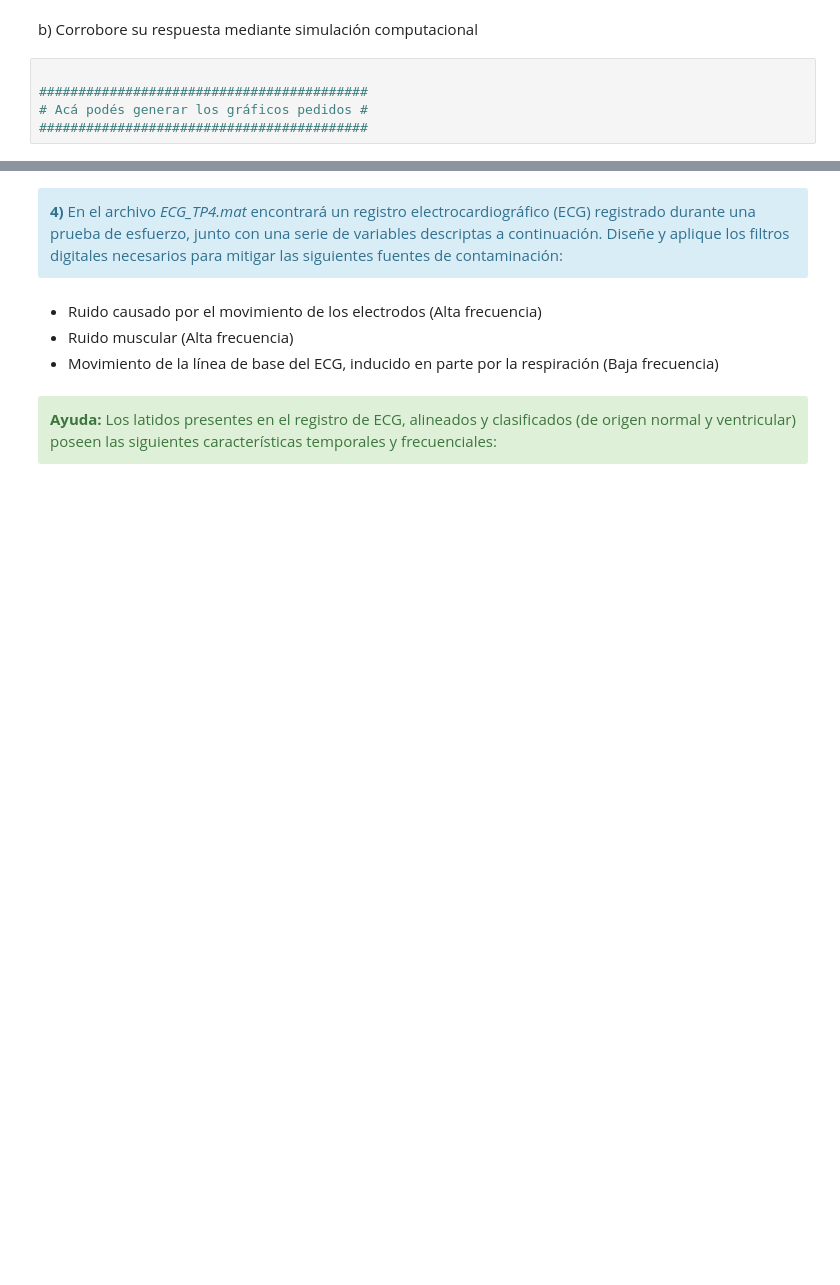
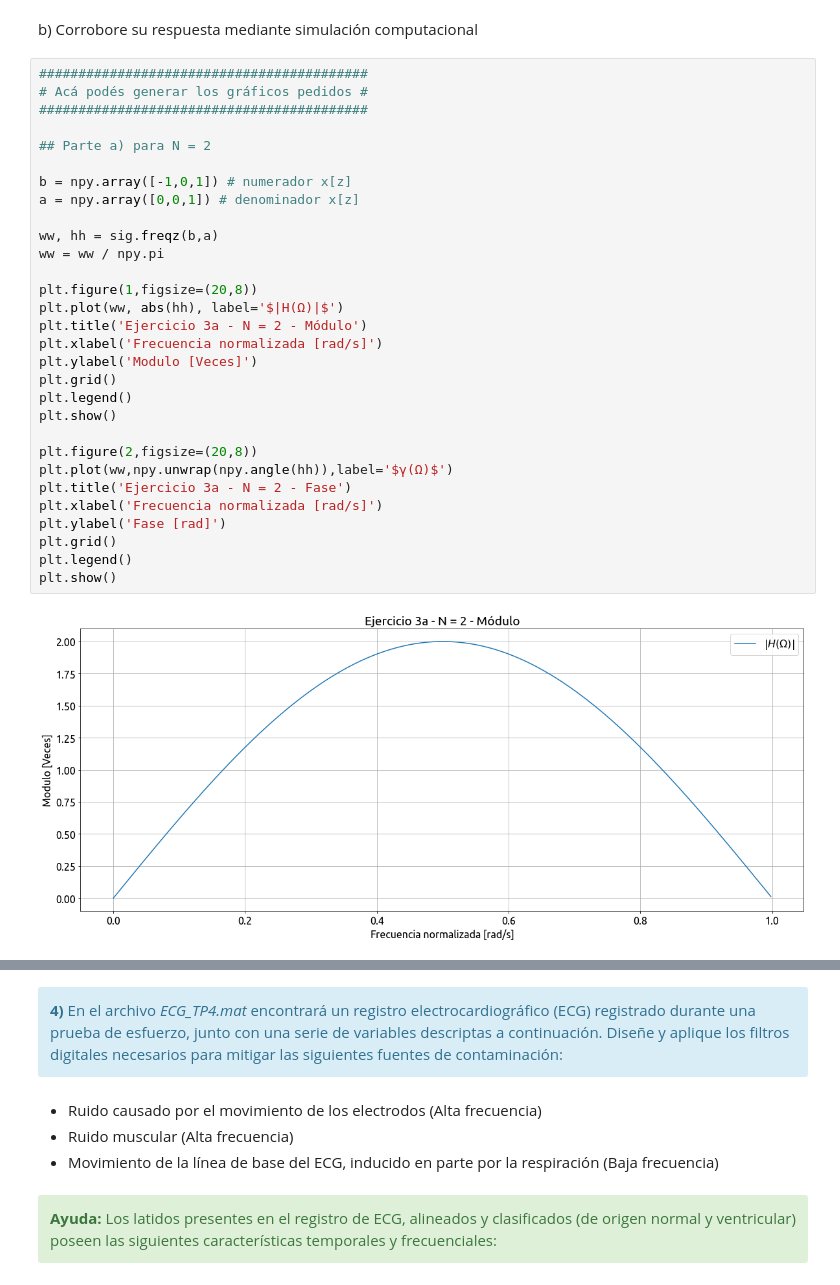
Before and after one commit to jbl95/pds-trabajosPracticos, a Jupyter notebook: TP4 - Filtrado.ipynb, the cells around one changed output, grey strips where cells are left out. Drawn from its saved outputs; the diff is of its cells as text; blank space fills up the shorter version.

```diff
--- a/TP4 - Filtrado.ipynb
+++ b/TP4 - Filtrado.ipynb
@@ -173,7 +180,34 @@ Para $N= (2; 4)$ y $b = -1$
 # %% [markdown]
    b) Corrobore su respuesta mediante simulación computacional
-# %%
-
-##########################################
-# Acá podés generar los gráficos pedidos #
-##########################################
+# %%
+##########################################
+# Acá podés generar los gráficos pedidos #
+##########################################
+
+## Parte a) para N = 2
+
+b = npy.array([-1,0,1]) # numerador x[z]
+a = npy.array([0,0,1]) # denominador x[z]
+
+ww, hh = sig.freqz(b,a)
+ww = ww / npy.pi
+
+plt.figure(1,figsize=(20,8))
+plt.plot(ww, abs(hh), label='$|H(Ω)|$')
+plt.title('Ejercicio 3a - N = 2 - Módulo')
+plt.xlabel('Frecuencia normalizada [rad/s]')
+plt.ylabel('Modulo [Veces]')
+plt.grid()
+plt.legend()
+plt.show()
+
+plt.figure(2,figsize=(20,8))
+plt.plot(ww,npy.unwrap(npy.angle(hh)),label='$γ(Ω)$')
+plt.title('Ejercicio 3a - N = 2 - Fase')
+plt.xlabel('Frecuencia normalizada [rad/s]')
+plt.ylabel('Fase [rad]')
+plt.grid()
+plt.legend()
+plt.show()
+# %% [output]
+[figure, added]
```
Also changed, not shown: parts of 14 cells of this notebook, 5 other files.
